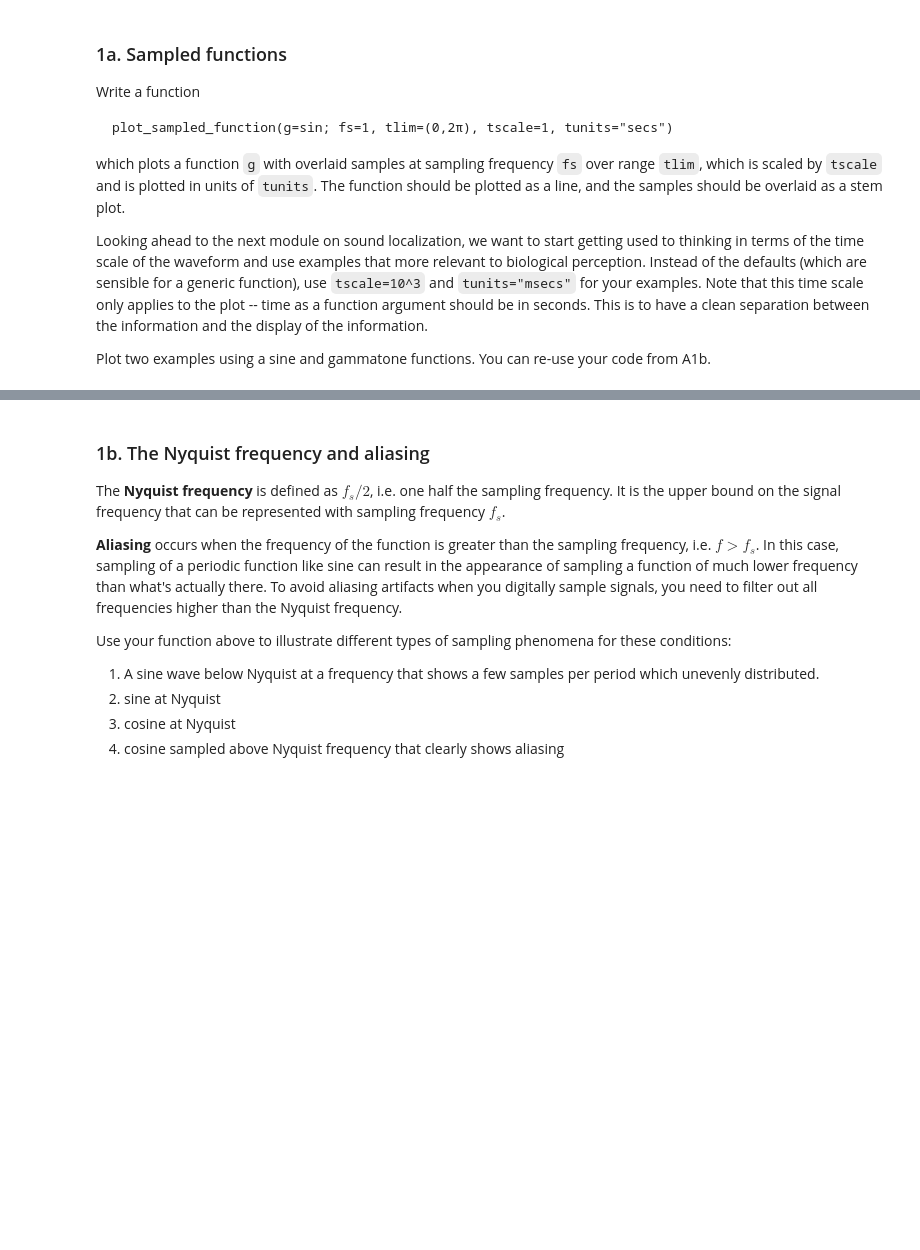
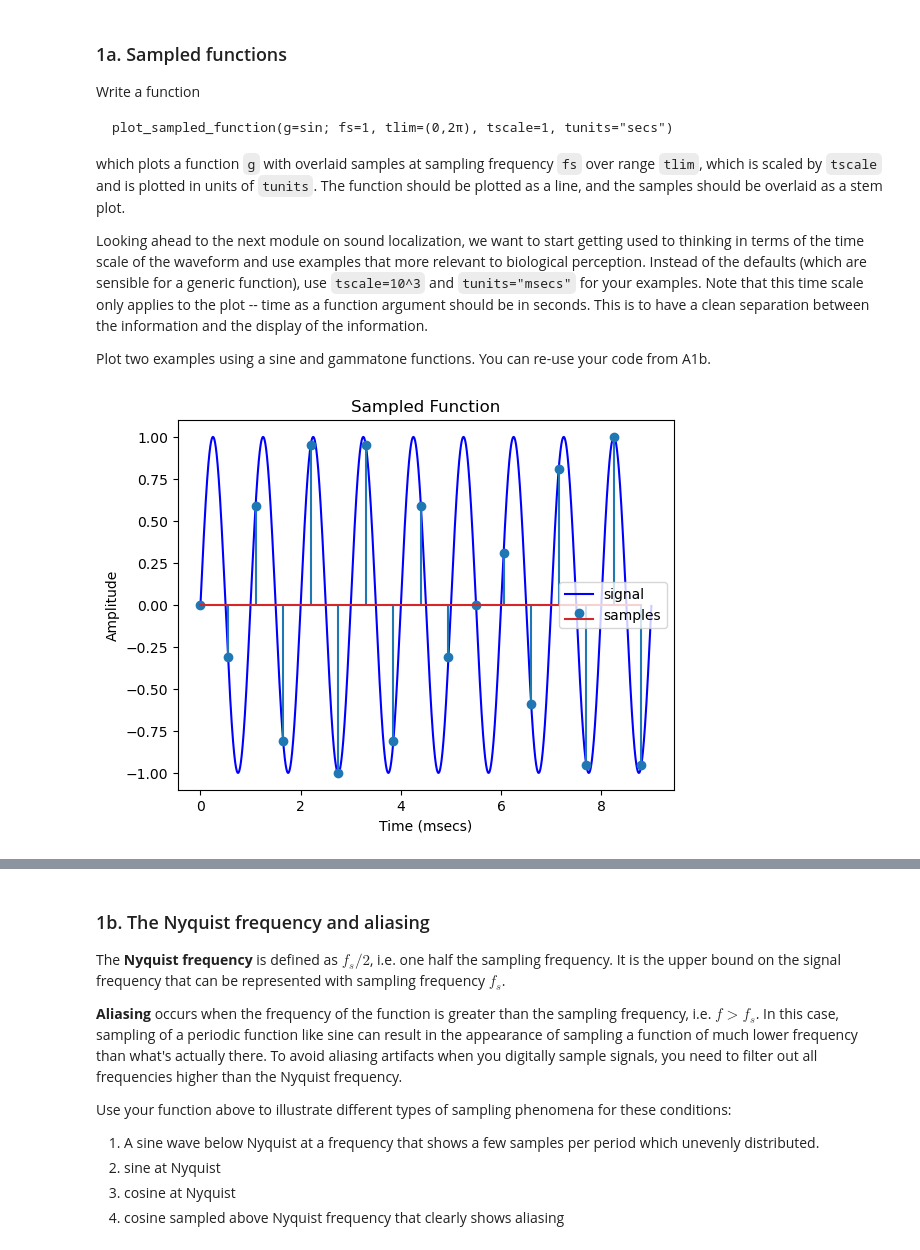
Before and after one commit to sakinkirti/CSDS364, a Jupyter notebook: A3a/A3a_sak207.ipynb, the cells around one changed output, grey strips where cells are left out. Cells and saved outputs as stored; diff of their text form; code cells hidden in the pictures; blank space fills up the shorter version.

```diff
--- a/A3a/A3a_sak207.ipynb
+++ b/A3a/A3a_sak207.ipynb
@@ -44,3 +51,25 @@ which plots a function `g` with overlaid samples at sampling frequency `fs` over
 Looking ahead to the next module on sound localization, we want to start getting used to thinking in terms of the time scale of the waveform and use examples that more relevant to biological perception.  Instead of the defaults (which are sensible for a generic function), use `tscale=10^3` and `tunits="msecs"` for your examples.  Note that this time scale only applies to the plot -- time as a function argument should be in seconds.  This is to have a clean separation between the information and the display of the information.
 
 Plot two examples using a sine and gammatone functions.  You can re-use your code from A1b.
+# %%
+def plot_sampled_function(g=np.sin, f:float=0.01 , fs:float=1, tlim:tuple=(0, 2*np.pi), tscale:float=1, tunits:str="secs"):
+    # function over tlim
+    T = np.arange(tlim[0]*tscale, tlim[1]*tscale, f)
+    F = g(T)
+
+    # sample
+    S = np.arange(tlim[0]*tscale, tlim[1]*tscale, fs)
+    F_s = g(S)
+
+    # plot
+    plt.plot(T, F, c='b', label="signal")
+    plt.stem(S, F_s,label="samples")
+    plt.title("Sampled Function")
+    plt.xlabel(f"Time ({tunits})")
+    plt.ylabel("Amplitude")
+    plt.legend()
+    plt.show()
+# %%
+plot_sampled_function(g=f.sinewave,f=0.001, fs=0.55, tlim=(0, 1), tscale=10^3, tunits="msecs")
+# %% [output]
+[figure, added]
```
Also changed, not shown: parts of 27 cells of this notebook, 5 other files.
